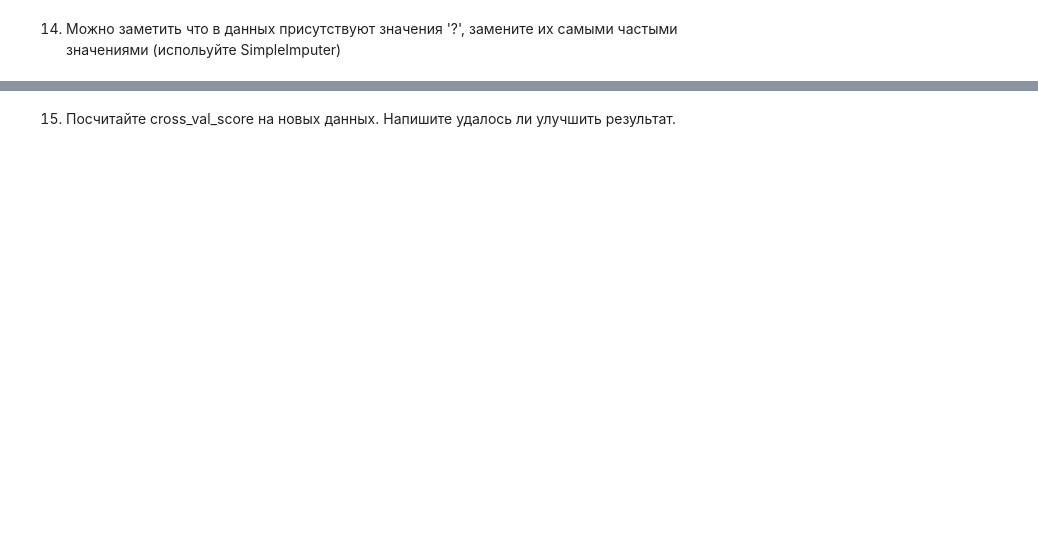
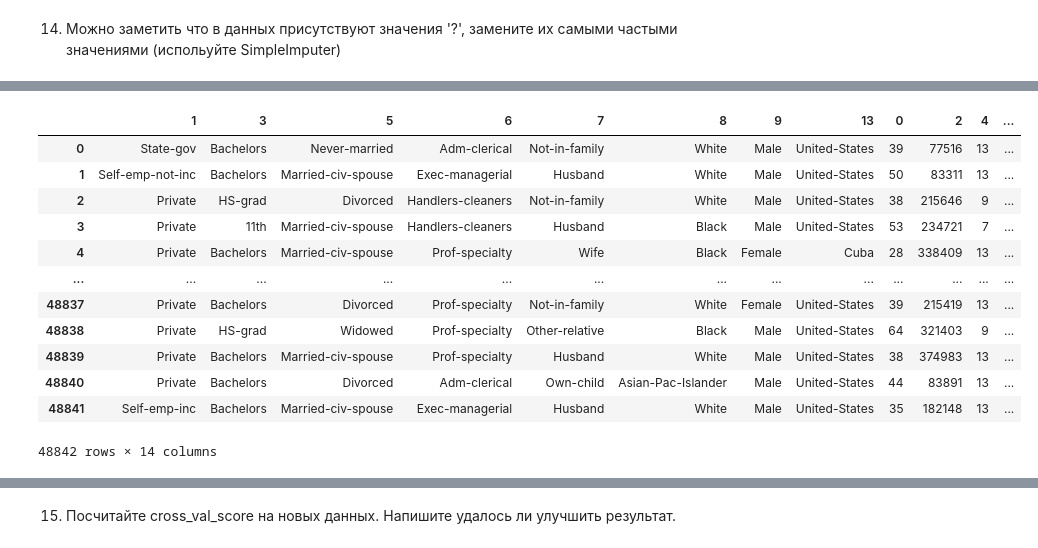
Before and after one commit to DEdKorolev/DS_lesson11, a Jupyter notebook: ML_2_HW.ipynb, the cells around one changed output, grey strips where cells are left out. Cells and saved outputs as stored; diff of their text form; code cells hidden in the pictures; blank space fills up the shorter version.

```diff
--- a/ML_2_HW.ipynb
+++ b/ML_2_HW.ipynb
@@ -206,2 +341,7 @@ data.head()
 # %% [markdown]
 10. Выберите колонки с числовыми и категориальными переменными.
+# %%
+# Пропусков в таблице нет. Ниже код для заполнения пропусков самыми частыми значениями
+imp = SimpleImputer(missing_values='NaN', strategy="most_frequent")
+imp.fit(data)
+imp.transform(data)
@@ -207,0 +376,10 @@ data.head()
+# %%
+numerical = []
+categorical = []
+for name in data.columns:
+    if (type(data[name][0]) == np.int64):
+        numerical.append(name)
+    elif (data[name].nunique()<=42):
+        categorical.append(name)
+print(numerical)
+print(categorical)
@@ -215,2 +491,9 @@ data.head()
 # %% [markdown]
 14. Можно заметить что в данных присутствуют значения '?', замените их самыми частыми значениями (испольуйте SimpleImputer)
+# %%
+df = data[categorical]
+df = df.drop(columns=14)
+imp = SimpleImputer(missing_values='?', strategy="most_frequent")
+imp.fit(df)
+trans = imp.fit_transform(df)
+df_trans = pd.DataFrame(trans, columns=df.columns)
@@ -216,0 +516,18 @@ data.head()
+# %%
+new_df = pd.concat([df_trans, data[numerical]], axis=1)
+# %%
+new_df
+# %% [output]
+|  | 1 | 3 | 5 | 6 | 7 | 8 | 9 | 13 | 0 | 2 | 4 | ... |
+| 0 | State-gov | Bachelors | Never-married | Adm-clerical | Not-in-family | White | Male | United-States | 39 | 77516 | 13 | ... |
+| 1 | Self-emp-not-inc | Bachelors | Married-civ-spouse | Exec-managerial | Husband | White | Male | United-States | 50 | 83311 | 13 | ... |
+| 2 | Private | HS-grad | Divorced | Handlers-cleaners | Not-in-family | White | Male | United-States | 38 | 215646 | 9 | ... |
+| 3 | Private | 11th | Married-civ-spouse | Handlers-cleaners | Husband | Black | Male | United-States | 53 | 234721 | 7 | ... |
+| 4 | Private | Bachelors | Married-civ-spouse | Prof-specialty | Wife | Black | Female | Cuba | 28 | 338409 | 13 | ... |
+| ... | ... | ... | ... | ... | ... | ... | ... | ... | ... | ... | ... | ... |
+| 48837 | Private | Bachelors | Divorced | Prof-specialty | Not-in-family | White | Female | United-States | 39 | 215419 | 13 | ... |
+| 48838 | Private | HS-grad | Widowed | Prof-specialty | Other-relative | Black | Male | United-States | 64 | 321403 | 9 | ... |
+| 48839 | Private | Bachelors | Married-civ-spouse | Prof-specialty | Husband | White | Male | United-States | 38 | 374983 | 13 | ... |
+| 48840 | Private | Bachelors | Divorced | Adm-clerical | Own-child | Asian-Pac-Islander | Male | United-States | 44 | 83891 | 13 | ... |
+| 48841 | Self-emp-inc | Bachelors | Married-civ-spouse | Exec-managerial | Husband | White | Male | United-States | 35 | 182148 | 13 | ... |
+48842 rows × 14 columns
```
Also changed, not shown: parts of 73 cells of this notebook.
